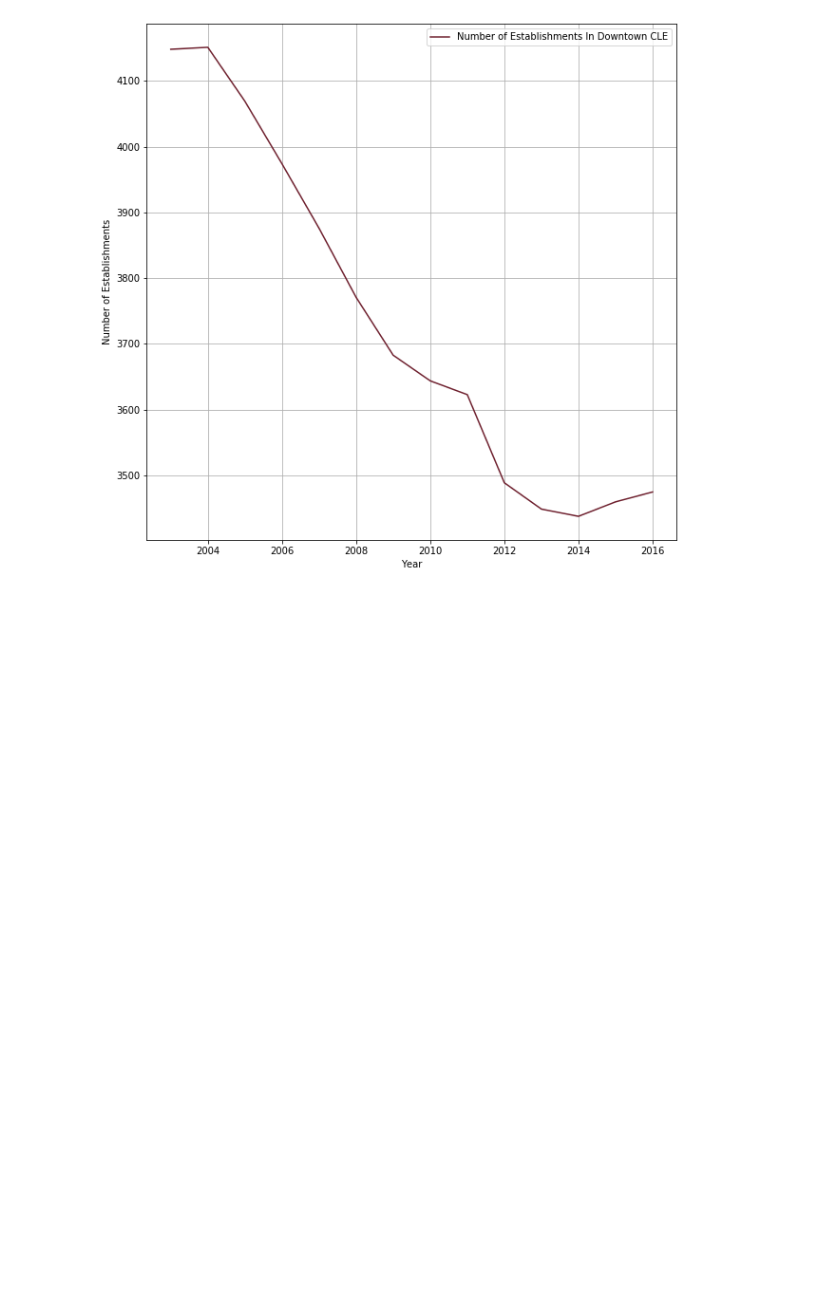
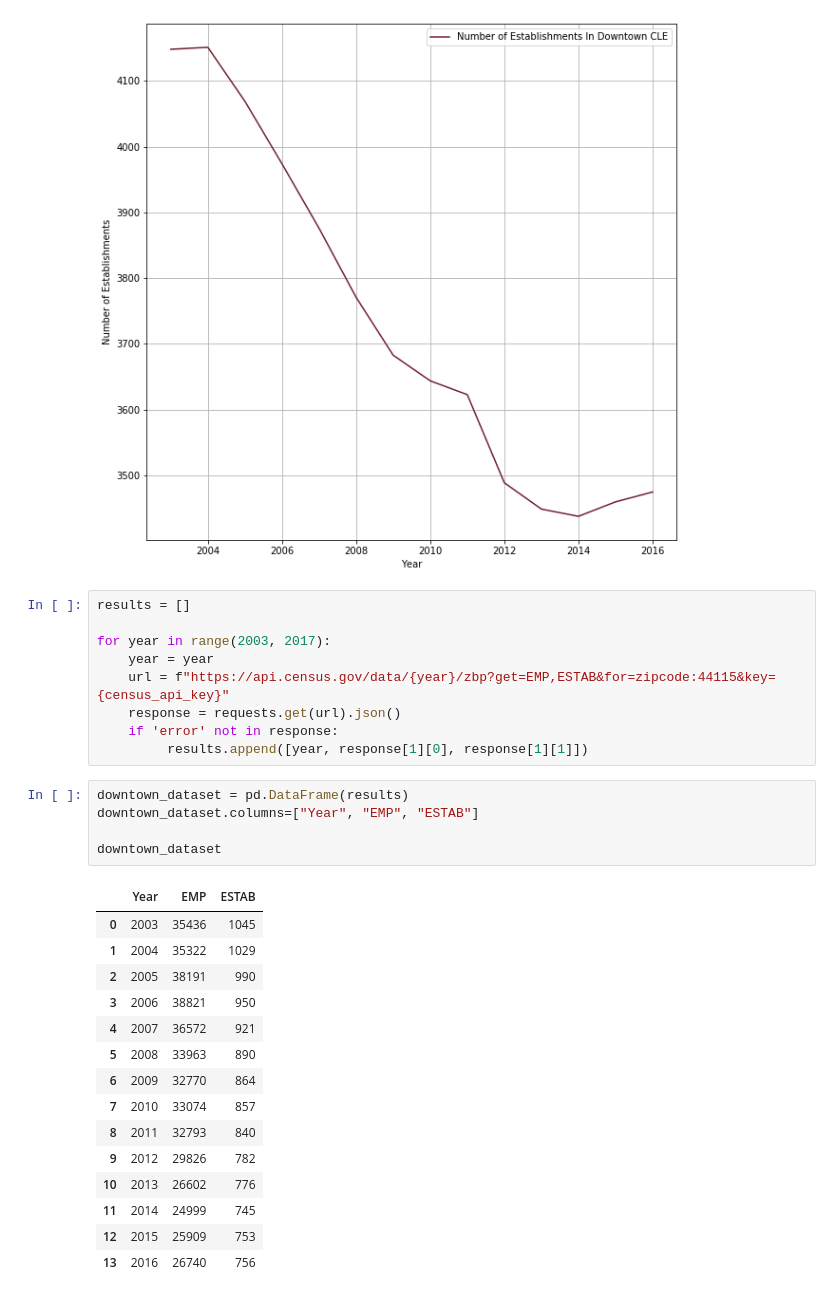
Before and after one commit to Zachary-A-Frame/Analysis-Of-Lebrons-Impact-On-Cleveland, a Jupyter notebook: app-Copy2.ipynb, the cells around one changed output. Cells and saved outputs as stored; diff of their text form; blank space fills up the shorter version.

```diff
--- a/app-Copy2.ipynb
+++ b/app-Copy2.ipynb
@@ -178,3 +175,33 @@ plt.legend(legend, loc="best")
 # %% [output]
 <matplotlib.legend.Legend at 0x...>
 [figure]
+# %%
+results = []
+
+for year in range(2003, 2017):
+    year = year
+    url = f"https://api.census.gov/data/{year}/zbp?get=EMP,ESTAB&for=zipcode:44115&key={census_api_key}"
+    response = requests.get(url).json()
+    if 'error' not in response:
+         results.append([year, response[1][0], response[1][1]])
+# %%
+downtown_dataset = pd.DataFrame(results)
+downtown_dataset.columns=["Year", "EMP", "ESTAB"]
+
+downtown_dataset
+# %% [output]
+|  | Year | EMP | ESTAB |
+| 0 | 2003 | 35436 | 1045 |
+| 1 | 2004 | 35322 | 1029 |
+| 2 | 2005 | 38191 | 990 |
+| 3 | 2006 | 38821 | 950 |
+| 4 | 2007 | 36572 | 921 |
+| 5 | 2008 | 33963 | 890 |
+| 6 | 2009 | 32770 | 864 |
+| 7 | 2010 | 33074 | 857 |
+| 8 | 2011 | 32793 | 840 |
+| 9 | 2012 | 29826 | 782 |
+| 10 | 2013 | 26602 | 776 |
+| 11 | 2014 | 24999 | 745 |
+| 12 | 2015 | 25909 | 753 |
+| 13 | 2016 | 26740 | 756 |
```
Also changed, not shown: parts of 8 cells of this notebook, 2 other files.
